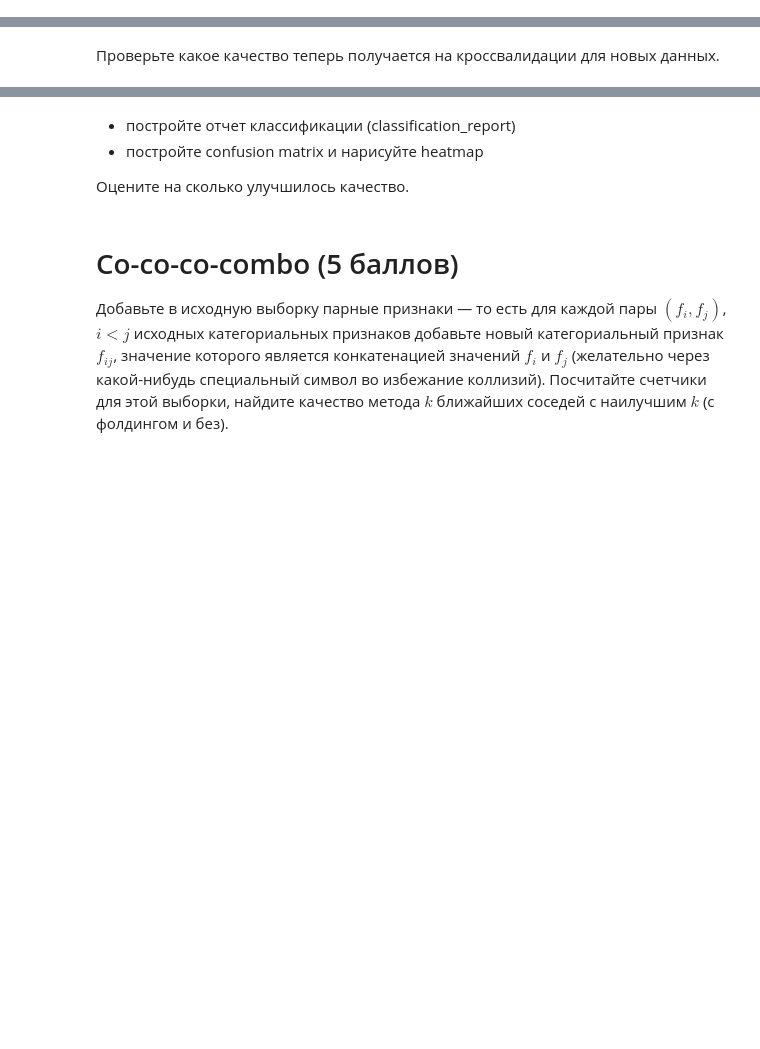
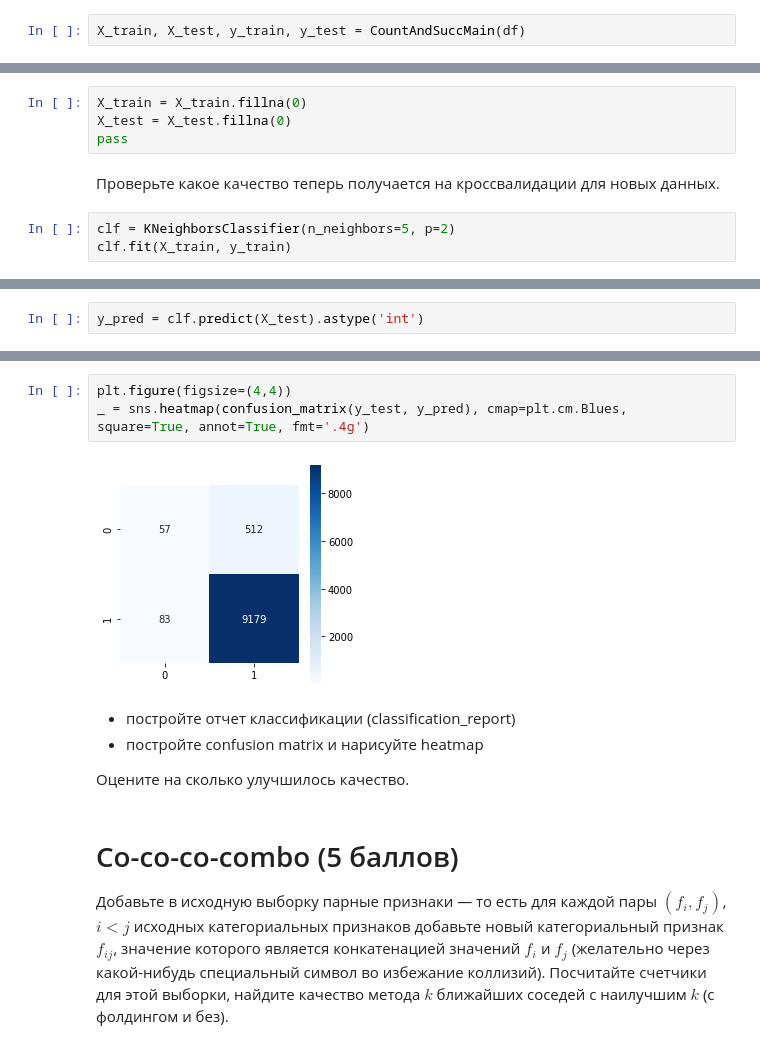
Before and after one commit to D7nis/Course-ML-Classic, a Jupyter notebook: Practice/6. Классификация, kNN/06-01-classification_DDA.ipynb, the cells around one changed output, grey strips where cells are left out. Drawn from its saved outputs; the diff is of its cells as text; blank space fills up the shorter version.

```diff
--- a/Practice/6. Классификация, kNN/06-01-classification_DDA.ipynb
+++ b/Practice/6. Классификация, kNN/06-01-classification_DDA.ipynb
@@ -400,0 +385,2 @@ CountAndSuccMain(df5)
+# %%
+X_train, X_test, y_train, y_test = CountAndSuccMain(df)
@@ -401,2 +427,9 @@ CountAndSuccMain(df5)
+# %%
+X_train = X_train.fillna(0)
+X_test = X_test.fillna(0)
+pass
 # %% [markdown]
 Проверьте какое качество теперь получается на кроссвалидации для новых данных.
+# %%
+clf = KNeighborsClassifier(n_neighbors=5, p=2)
+clf.fit(X_train, y_train)
@@ -402,0 +440,2 @@ CountAndSuccMain(df5)
+# %%
+y_pred = clf.predict(X_test).astype('int')
@@ -403,3 +454,8 @@ CountAndSuccMain(df5)
+# %%
+plt.figure(figsize=(4,4))
+_ = sns.heatmap(confusion_matrix(y_test, y_pred), cmap=plt.cm.Blues, square=True, annot=True, fmt='.4g')
+# %% [output]
+[figure, added]
 # %% [markdown]
 - постройте отчет классификации (classification_report)
 - постройте confusion matrix и нарисуйте heatmap
```
Also changed, not shown: parts of 10 cells of this notebook.
